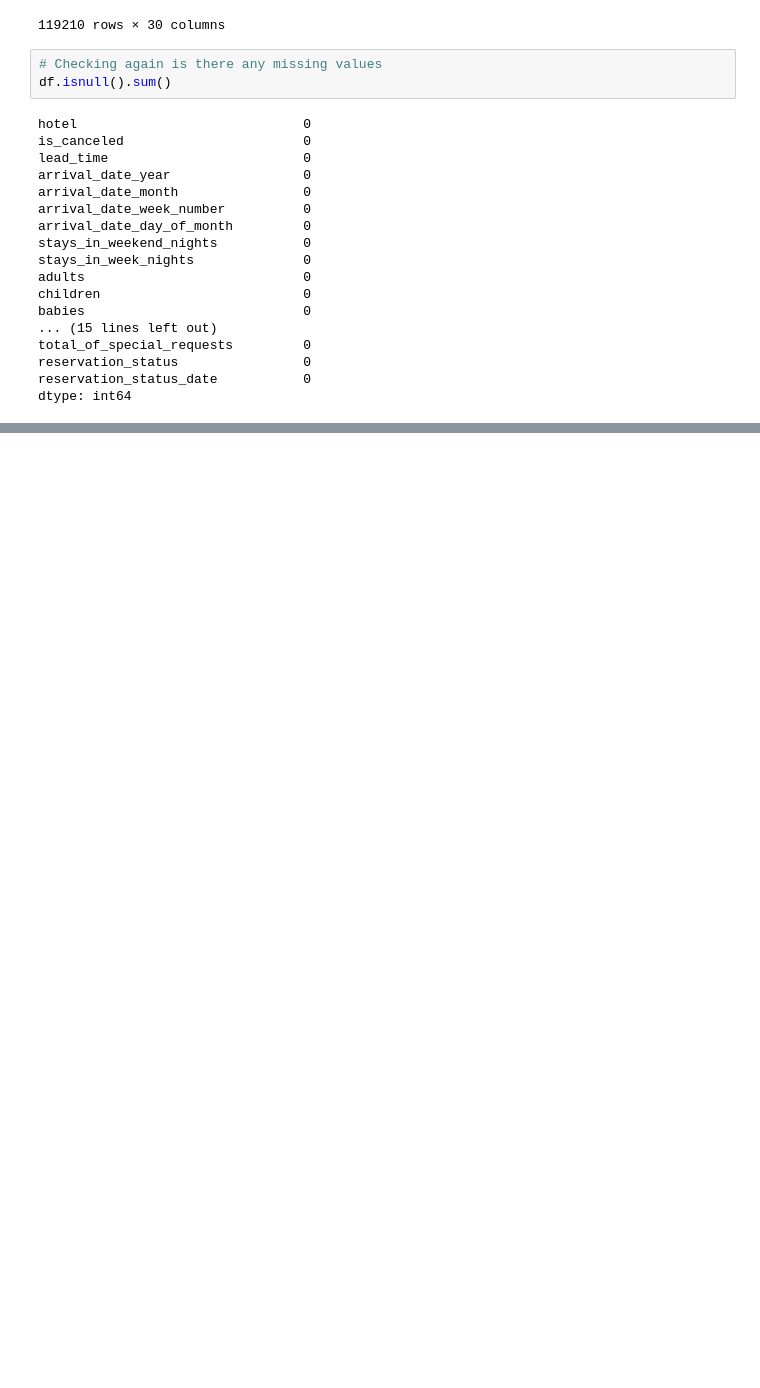
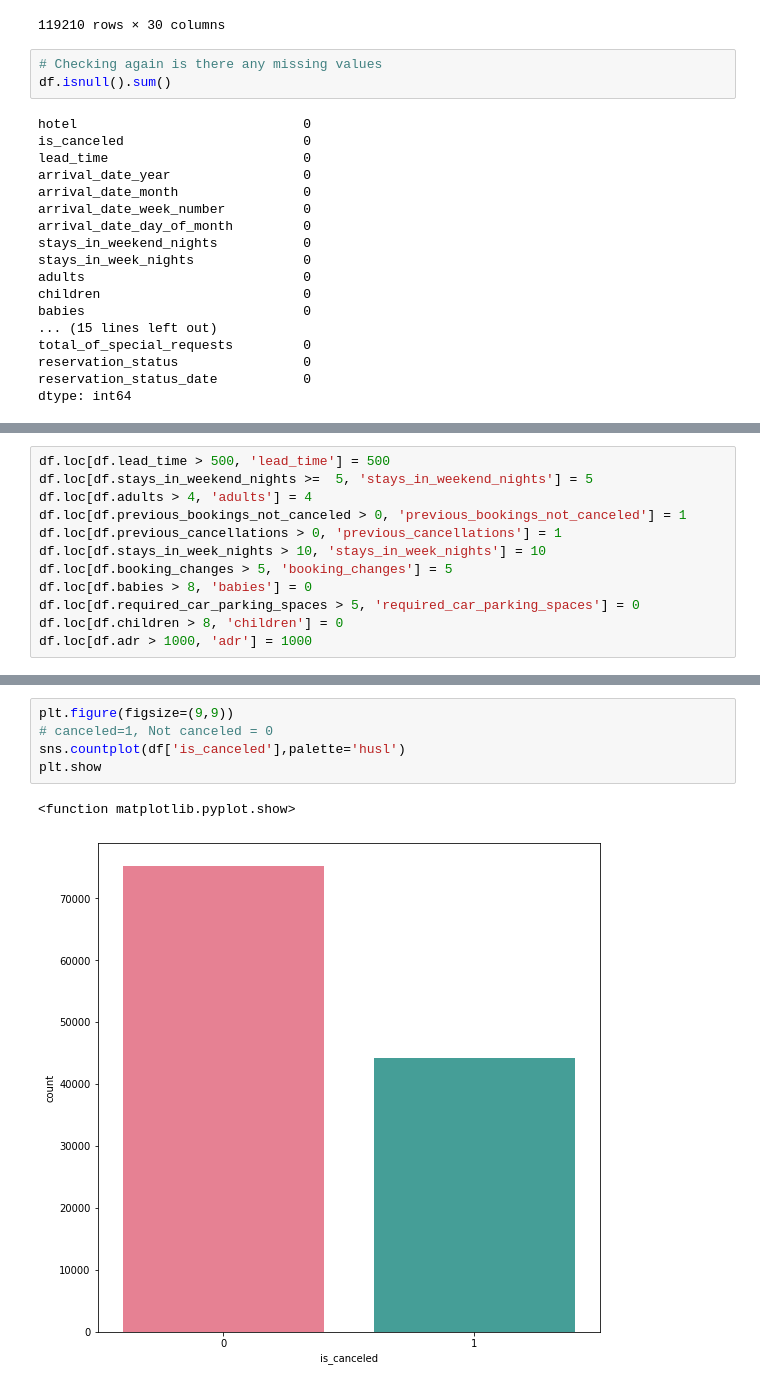
Before and after one commit to RohitSakharkar/Hotel-Booking-Analysis, a Jupyter notebook: FINAL_Copy_of_Hotel_Booking_Analysis_Capstone_Project.ipynb, the cells around one changed output, grey strips where cells are left out. Cells and saved outputs as stored; diff of their text form; blank space fills up the shorter version.

```diff
--- a/FINAL_Copy_of_Hotel_Booking_Analysis_Capstone_Project.ipynb
+++ b/FINAL_Copy_of_Hotel_Booking_Analysis_Capstone_Project.ipynb
@@ -238,0 +256,12 @@ dtype: int64
+# %%
+df.loc[df.lead_time > 500, 'lead_time'] = 500
+df.loc[df.stays_in_weekend_nights >=  5, 'stays_in_weekend_nights'] = 5
+df.loc[df.adults > 4, 'adults'] = 4
+df.loc[df.previous_bookings_not_canceled > 0, 'previous_bookings_not_canceled'] = 1
+df.loc[df.previous_cancellations > 0, 'previous_cancellations'] = 1
+df.loc[df.stays_in_week_nights > 10, 'stays_in_week_nights'] = 10
+df.loc[df.booking_changes > 5, 'booking_changes'] = 5
+df.loc[df.babies > 8, 'babies'] = 0
+df.loc[df.required_car_parking_spaces > 5, 'required_car_parking_spaces'] = 0
+df.loc[df.children > 8, 'children'] = 0
+df.loc[df.adr > 1000, 'adr'] = 1000
@@ -238,0 +286,8 @@ dtype: int64
+# %%
+plt.figure(figsize=(9,9))
+# canceled=1, Not canceled = 0
+sns.countplot(df['is_canceled'],palette='husl')
+plt.show
+# %% [output]
+<function matplotlib.pyplot.show>
+[figure, added]
```
Also changed, not shown: parts of 35 cells of this notebook.
